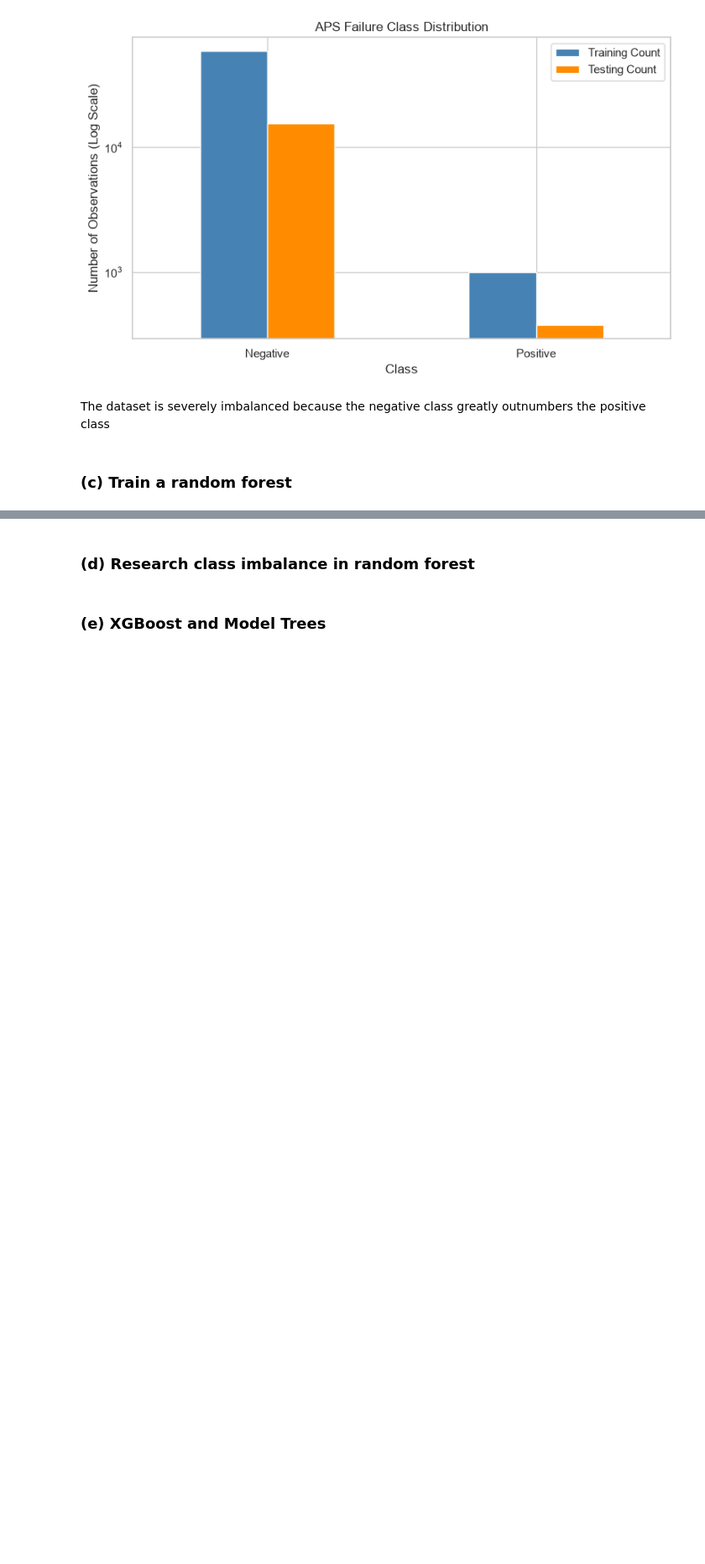
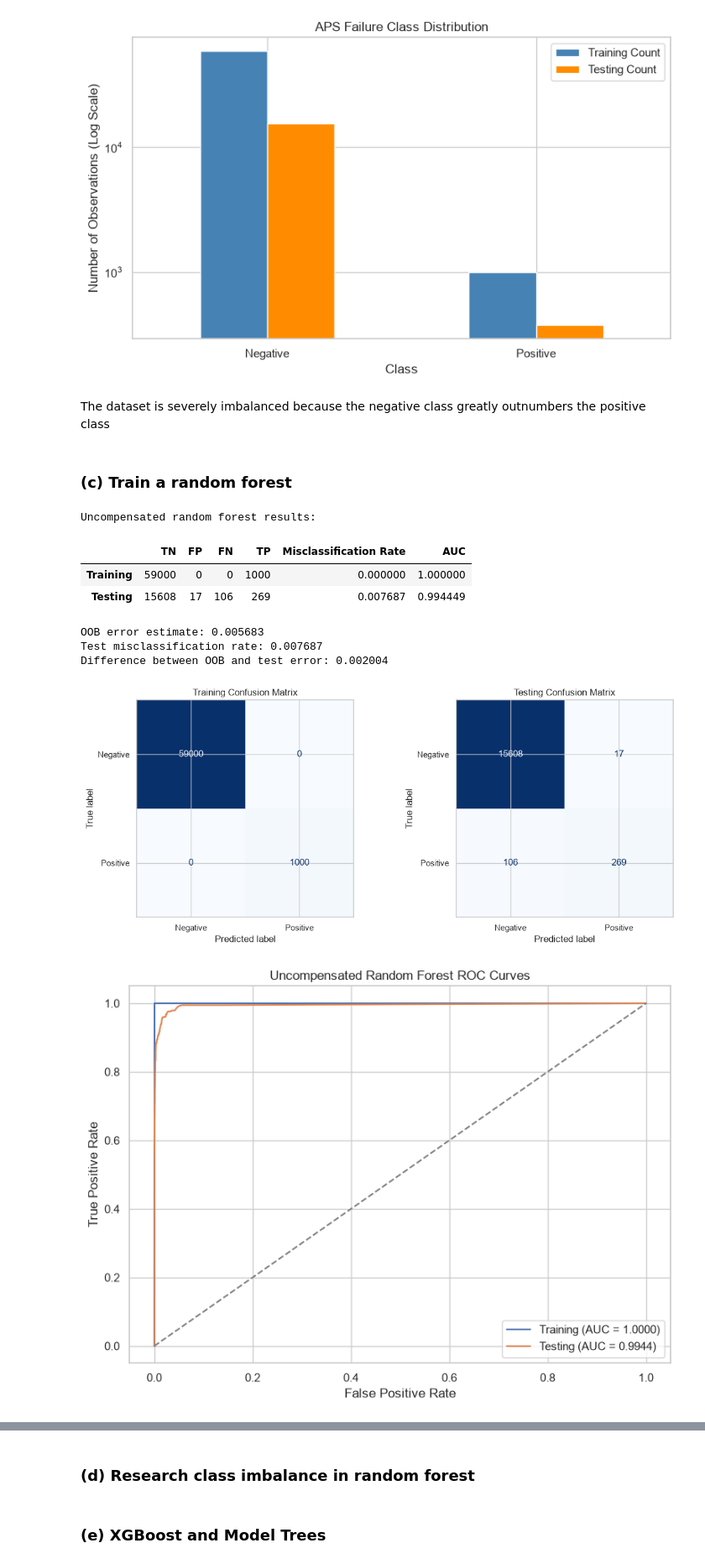
Before and after one commit to manvsatish/dsci-552-hw-6, a Jupyter notebook: notebook/Satish_Manvika_HW6.ipynb, the cells around one changed output, grey strips where cells are left out. Shown at 84% size. Saved outputs shown, nothing was run; the diff lists cells and outputs as text; code cells hidden in the pictures; blank space fills up the shorter version.

```diff
--- a/notebook/Satish_Manvika_HW6.ipynb
+++ b/notebook/Satish_Manvika_HW6.ipynb
@@ -277,3 +277,75 @@ Testing negative-to-positive ratio: 41.67:1
 The dataset is severely imbalanced because the negative class greatly outnumbers the positive class
 # %% [markdown]
 ### (c) Train a random forest
+# %%
+# Helper function for classification performance
+def classification_metrics(y_true, predictions, probabilities):
+    confusion = confusion_matrix(y_true, predictions, labels=[0, 1])
+    return {"TN": confusion[0, 0], "FP": confusion[0, 1], "FN": confusion[1, 0], "TP": confusion[1, 1], "Misclassification Rate": (1 - accuracy_score(y_true, predictions)), "AUC": roc_auc_score(y_true, probabilities)}
+
+#uncompensated random forest
+uncompensated_rf = RandomForestClassifier(n_estimators=300, max_features="sqrt", bootstrap=True, oob_score=True, class_weight=None, random_state=RANDOM_STATE, n_jobs=-1)
+uncompensated_rf.fit(X_train, y_train)
+
+rf_train_predictions = uncompensated_rf.predict(X_train) # preds and pos-class probs
+rf_test_predictions = uncompensated_rf.predict(X_test)
+rf_train_probabilities = (uncompensated_rf.predict_proba(X_train)[:, 1])
+rf_test_probabilities = (uncompensated_rf.predict_proba(X_test)[:, 1])
+
+#performance meausers
+rf_train_metrics = classification_metrics(y_train, rf_train_predictions, rf_train_probabilities)
+rf_test_metrics = classification_metrics(y_test, rf_test_predictions, rf_test_probabilities)
+rf_results = pd.DataFrame([rf_train_metrics, rf_test_metrics], index=["Training", "Testing"])
+print("Uncompensated random forest results:")
+display(rf_results.round(6))
+rf_oob_error = 1 - uncompensated_rf.oob_score_
+rf_test_error = rf_test_metrics["Misclassification Rate"]
+
+print("OOB error estimate:", round(rf_oob_error, 6))
+print("Test misclassification rate:", round(rf_test_error, 6))
+print("Difference between OOB and test error:", round(abs(rf_oob_error - rf_test_error), 6))
+
+# Confusion matrices
+figure, axes = plt.subplots(1, 2, figsize=(12, 5))
+ConfusionMatrixDisplay.from_predictions(y_train, rf_train_predictions, display_labels=["Negative", "Positive"], cmap="Blues", ax=axes[0], colorbar=False)
+axes[0].set_title("Training Confusion Matrix")
+
+ConfusionMatrixDisplay.from_predictions(y_test, rf_test_predictions, display_labels=["Negative", "Positive"], cmap="Blues", ax=axes[1], colorbar=False)
+axes[1].set_title("Testing Confusion Matrix")
+plt.tight_layout()
+plt.show()
+
+# train and test ROC curves
+rf_train_fpr, rf_train_tpr, _ = roc_curve(y_train, rf_train_probabilities)
+rf_test_fpr, rf_test_tpr, _ = roc_curve(y_test, rf_test_probabilities)
+plt.figure(figsize=(8, 6))
+plt.plot(rf_train_fpr, rf_train_tpr,
+    label=(
+        "Training "
+        f"(AUC = {rf_train_metrics['AUC']:.4f})"
+    )
+)
+
+plt.plot(rf_test_fpr, rf_test_tpr,
+    label=(
+        "Testing "
+        f"(AUC = {rf_test_metrics['AUC']:.4f})"
+    )
+)
+plt.plot([0, 1], [0, 1], linestyle="--", color="gray")
+plt.xlabel("False Positive Rate")
+plt.ylabel("True Positive Rate")
+plt.title("Uncompensated Random Forest ROC Curves")
+plt.legend()
+plt.tight_layout()
+plt.show()
+# %% [output]
+Uncompensated random forest results:
+|  | TN | FP | FN | TP | Misclassification Rate | AUC |
+| Training | 59000 | 0 | 0 | 1000 | 0.000000 | 1.000000 |
+| Testing | 15608 | 17 | 106 | 269 | 0.007687 | 0.994449 |
+OOB error estimate: 0.005683
+Test misclassification rate: 0.007687
+Difference between OOB and test error: 0.002004
+[figure, added]
+[figure, added]
```
Also changed, not shown: parts of 1 cell of this notebook.
